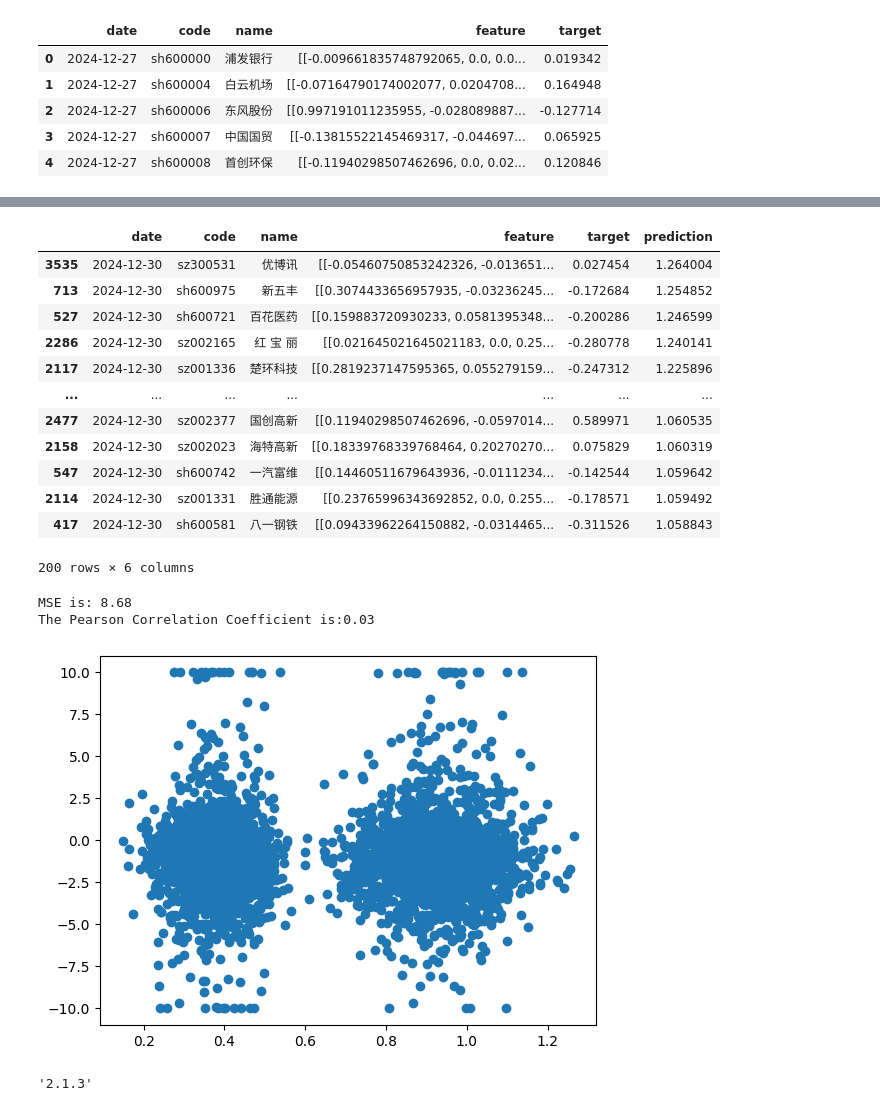
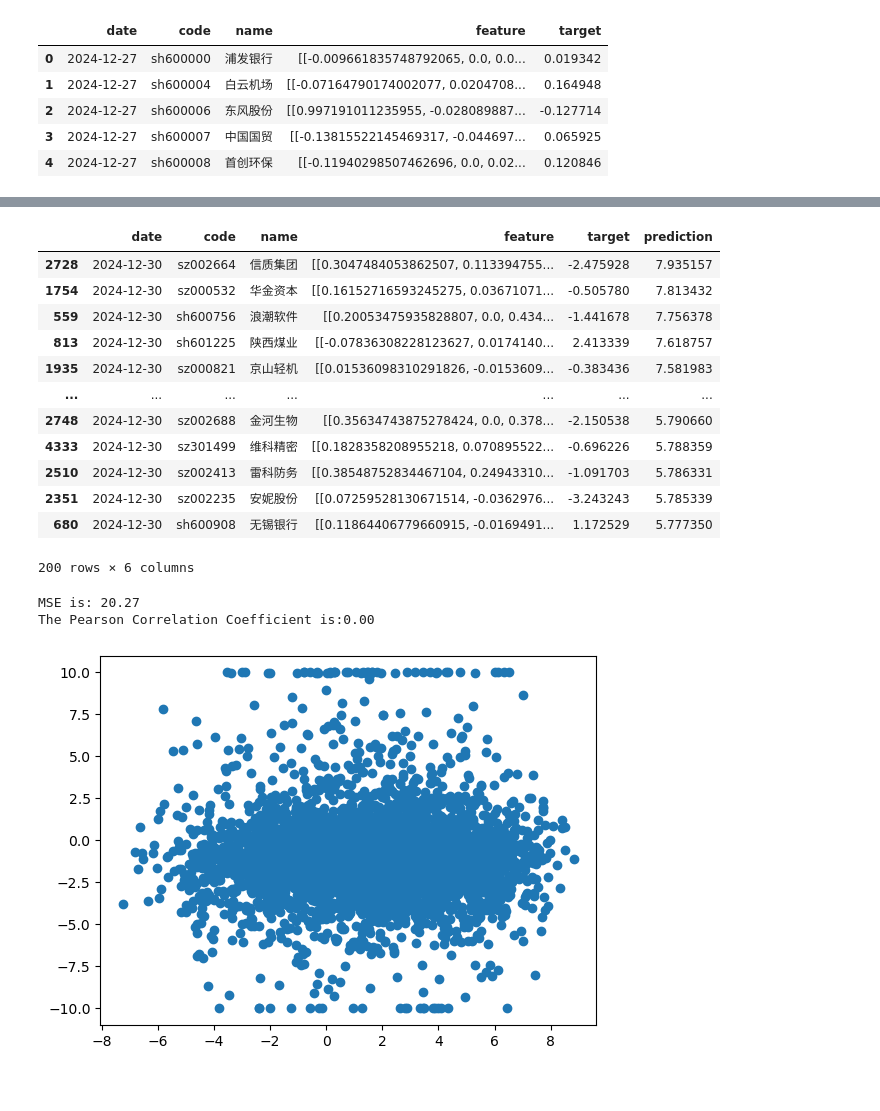
Before and after one commit to txdas/biotech, a Jupyter notebook: notebook/stock/akshare_light.ipynb, the cells around one changed output, grey strips where cells are left out. Cells and saved outputs as stored; diff of their text form; code cells hidden in the pictures.

```diff
--- a/notebook/stock/akshare_light.ipynb
+++ b/notebook/stock/akshare_light.ipynb
@@ -1,6 +1,6 @@
 # %%
 from stock.transformer import StdNormalize, AmountVocab
-
+import datetime
 import pandas as pd
 import numpy as np
 import tqdm
@@ -64,8 +64,20 @@ def make_data(df, cdate, cnum):
         # break
     return pd.DataFrame({"date":cdate, "code":codes,"name":names,"feature":features, "target": targets})
 
-pdf = make_data(df, "2024-12-27", 10)
-cdf = make_data(df, "2024-12-30", 10)
+def get_dates(cdt, days=3):
+    ctm = datetime.datetime.strptime(cdt,"%Y-%m-%d")
+    dts = []
+    for i in range(1, days+3):
+        delta = datetime.timedelta(days=-i)
+        ttm = ctm+delta
+        if ttm.weekday() <5:
+            dts.append(ttm.strftime("%Y-%m-%d"))
+    return dts[:days]
+cdate, lst,hdays = "2024-12-30", [], 10
+for dt in get_dates(cdate,5):
+    lst.append(make_data(df,dt, hdays))
+pdf = pd.concat(lst)
+cdf = make_data(df, cdate, hdays)
 pdf.head()
 # %% [output]
 |  | date | code | name | feature | target |
@@ -177,38 +209,36 @@ HPU available: False, using: 0 HPUs
 # %%
 predictions = trainer.predict(model, test_loader)
-cdf["prediction"] = torch.concat(predictions)*10
-cdf.sort_values(by="prediction",ascending=False)[:200]
+pdf = cdf.copy()
+pdf["target"] = pdf["target"]*10
+pdf["prediction"] = torch.concat(predictions)*10
+pdf.sort_values(by="prediction",ascending=False)[:200]
 # %% [output]
 |  | date | code | name | feature | target | prediction |
-| 3535 | 2024-12-30 | sz300531 | 优博讯 | [[-0.05460750853242326, -0.013651... | 0.027454 | 1.264004 |
-| 713 | 2024-12-30 | sh600975 | 新五丰 | [[0.3074433656957935, -0.03236245... | -0.172684 | 1.254852 |
-| 527 | 2024-12-30 | sh600721 | 百花医药 | [[0.159883720930233, 0.0581395348... | -0.200286 | 1.246599 |
-| 2286 | 2024-12-30 | sz002165 | 红 宝 丽 | [[0.021645021645021183, 0.0, 0.25... | -0.280778 | 1.240141 |
-| 2117 | 2024-12-30 | sz001336 | 楚环科技 | [[0.2819237147595365, 0.055279159... | -0.247312 | 1.225896 |
+| 2728 | 2024-12-30 | sz002664 | 信质集团 | [[0.3047484053862507, 0.113394755... | -2.475928 | 7.935157 |
+| 1754 | 2024-12-30 | sz000532 | 华金资本 | [[0.16152716593245275, 0.03671071... | -0.505780 | 7.813432 |
+| 559 | 2024-12-30 | sh600756 | 浪潮软件 | [[0.20053475935828807, 0.0, 0.434... | -1.441678 | 7.756378 |
+| 813 | 2024-12-30 | sh601225 | 陕西煤业 | [[-0.07836308228123627, 0.0174140... | 2.413339 | 7.618757 |
+| 1935 | 2024-12-30 | sz000821 | 京山轻机 | [[0.01536098310291826, -0.0153609... | -0.383436 | 7.581983 |
 | ... | ... | ... | ... | ... | ... | ... |
-| 2477 | 2024-12-30 | sz002377 | 国创高新 | [[0.11940298507462696, -0.0597014... | 0.589971 | 1.060535 |
-| 2158 | 2024-12-30 | sz002023 | 海特高新 | [[0.18339768339768464, 0.20270270... | 0.075829 | 1.060319 |
-| 547 | 2024-12-30 | sh600742 | 一汽富维 | [[0.14460511679643936, -0.0111234... | -0.142544 | 1.059642 |
-| 2114 | 2024-12-30 | sz001331 | 胜通能源 | [[0.23765996343692852, 0.0, 0.255... | -0.178571 | 1.059492 |
-| 417 | 2024-12-30 | sh600581 | 八一钢铁 | [[0.09433962264150882, -0.0314465... | -0.311526 | 1.058843 |
+| 2748 | 2024-12-30 | sz002688 | 金河生物 | [[0.35634743875278424, 0.0, 0.378... | -2.150538 | 5.790660 |
+| 4333 | 2024-12-30 | sz301499 | 维科精密 | [[0.1828358208955218, 0.070895522... | -0.696226 | 5.788359 |
+| 2510 | 2024-12-30 | sz002413 | 雷科防务 | [[0.38548752834467104, 0.24943310... | -1.091703 | 5.786331 |
+| 2351 | 2024-12-30 | sz002235 | 安妮股份 | [[0.07259528130671514, -0.0362976... | -3.243243 | 5.785339 |
+| 680 | 2024-12-30 | sh600908 | 无锡银行 | [[0.11864406779660915, -0.0169491... | 1.172529 | 5.777350 |
 200 rows × 6 columns
 # %%
 import matplotlib.pyplot as plt
 import numpy as np
 from scipy.stats import pearsonr
 from sklearn.metrics import mean_squared_error
 
-smse = mean_squared_error(cdf["prediction"], cdf["target"]*10)
+smse = mean_squared_error(pdf["prediction"], pdf["target"])
 print(f"MSE is: {smse:.2f}")
-pr = pearsonr(cdf["prediction"], cdf["target"]*10)[0]
+pr = pearsonr(pdf["prediction"], pdf["target"])[0]
 print(f"The Pearson Correlation Coefficient is:{pr:.2f}")
-plt.scatter(cdf["prediction"], cdf["target"]*10)
+plt.scatter(pdf["prediction"], pdf["target"])
 plt.show()
 # %% [output]
-MSE is: 8.68
-The Pearson Correlation Coefficient is:0.03
+MSE is: 20.27
+The Pearson Correlation Coefficient is:0.00
-[figure, old version]
+[figure, new version]
-# %%
-L.__version__
-# %% [output]
-'2.1.3'
```
Also changed, not shown: parts of 2 cells of this notebook, 1 other file.
